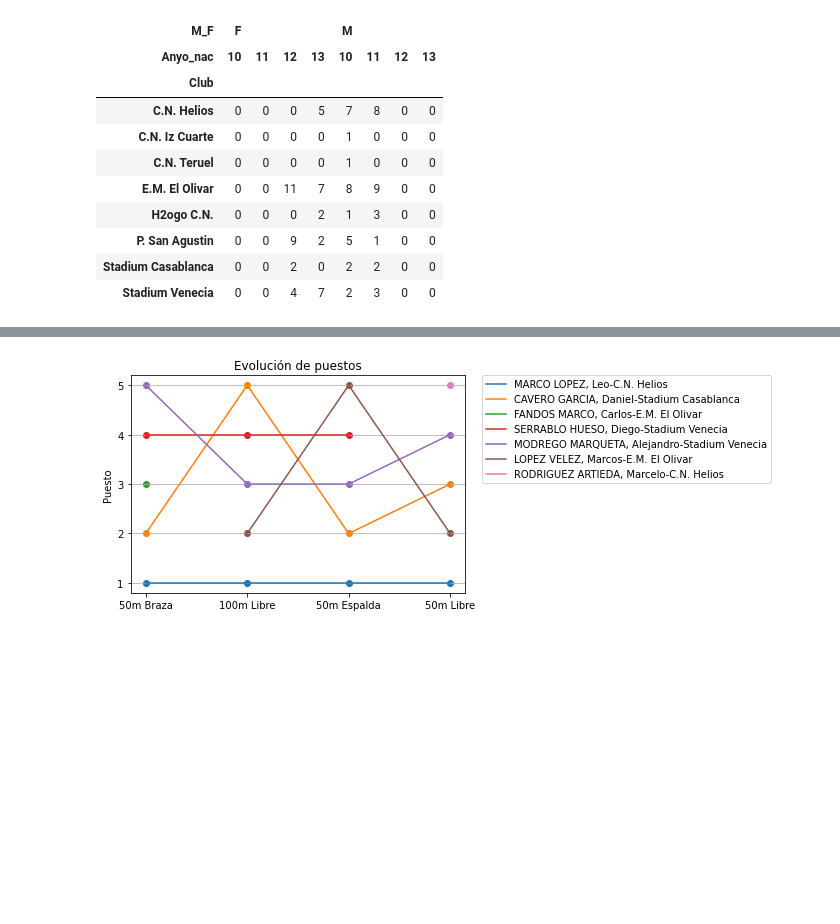
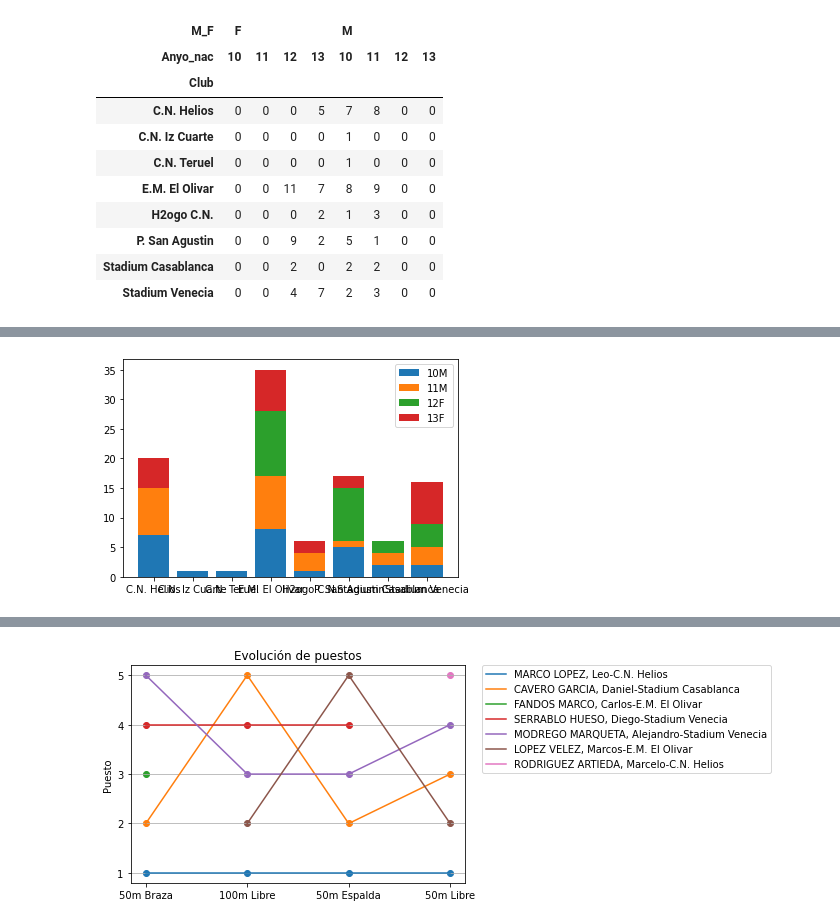
Before and after one commit to crdguez/dashboard_natacion, a Jupyter notebook: importar_datos/Explotar resultados.ipynb, the cells around one changed output, grey strips where cells are left out. Cells and saved outputs as stored; diff of their text form; code cells hidden in the pictures; blank space fills up the shorter version.

```diff
--- a/importar_datos/Explotar resultados.ipynb
+++ b/importar_datos/Explotar resultados.ipynb
@@ -30,3 +31,7 @@ df.pivot_table(values = 'Nombre', columns='M_F', index=['Club','Anyo_nac'], aggf
 | P. San Agustin | 0 | 0 | 9 | 2 | 5 | 1 | 0 | 0 |
 | Stadium Casablanca | 0 | 0 | 2 | 0 | 2 | 2 | 0 | 0 |
 | Stadium Venecia | 0 | 0 | 4 | 7 | 2 | 3 | 0 | 0 |
+# %%
+df['Categoria']=df.Anyo_nac.astype('str')+df.M_F
+df1=df.pivot_table(values = 'Nombre', columns=['Categoria'], index=['Club'], aggfunc=lambda x: len(x.unique())).fillna(0).astype(int)
+df1
@@ -32,0 +49,10 @@ df.pivot_table(values = 'Nombre', columns='M_F', index=['Club','Anyo_nac'], aggf
+# %%
+bot=np.zeros(len(df1.index)).astype(int)
+for i, c in enumerate(df1.columns):
+#     display(df1.index, df1[c])
+#     display(bot)
+    plt.bar(df1.index, df1[c], label=c, bottom =bot)
+    plt.legend(loc='best')
+    bot=(bot + df1[c])
+# %% [output]
+[figure, added]
```
Also changed, not shown: parts of 4 cells of this notebook, 3 other files.
